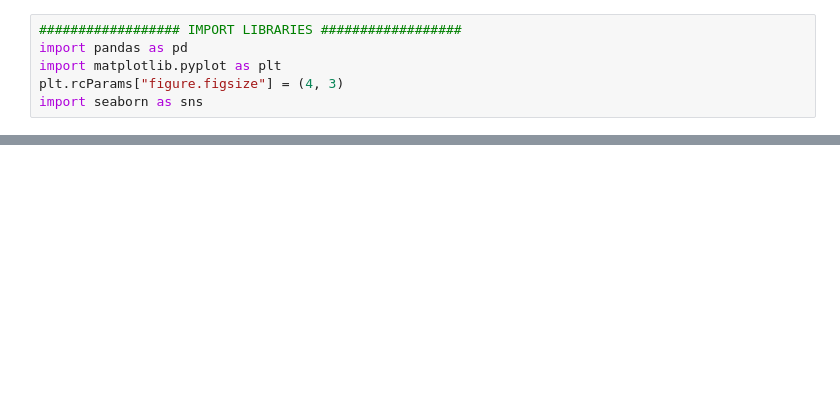
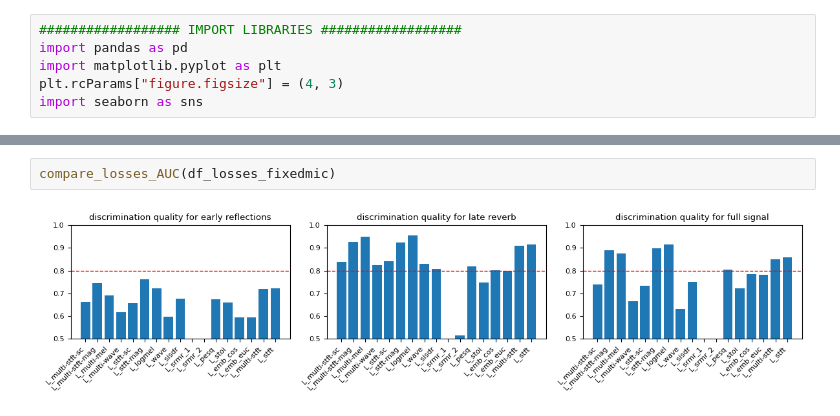
Before and after one commit to joaluba/reverb-match-cond-u-net, a Jupyter notebook: notebooks/experiment_losses.ipynb, the cells around one changed output, grey strips where cells are left out. Saved outputs shown, nothing was run; the diff lists cells and outputs as text; blank space fills up the shorter version.

```diff
--- a/notebooks/experiment_losses.ipynb
+++ b/notebooks/experiment_losses.ipynb
@@ -126,3 +205,7 @@ compute_and_plot_rocs("L_emb_euc", df_losses_fixedmic)
+# %%
+compare_losses_AUC(df_losses_fixedmic)
+# %% [output]
+[figure, added]
 # %%
 ################## PLOT DISTRIBUTION OF VALUES &  ROC CURVES ##################
 ################# PAIRS WITH FIXED SRC_REC DISTANCE DISTANCE ##################
```
Also changed, not shown: parts of 10 cells of this notebook, 1 other file.
